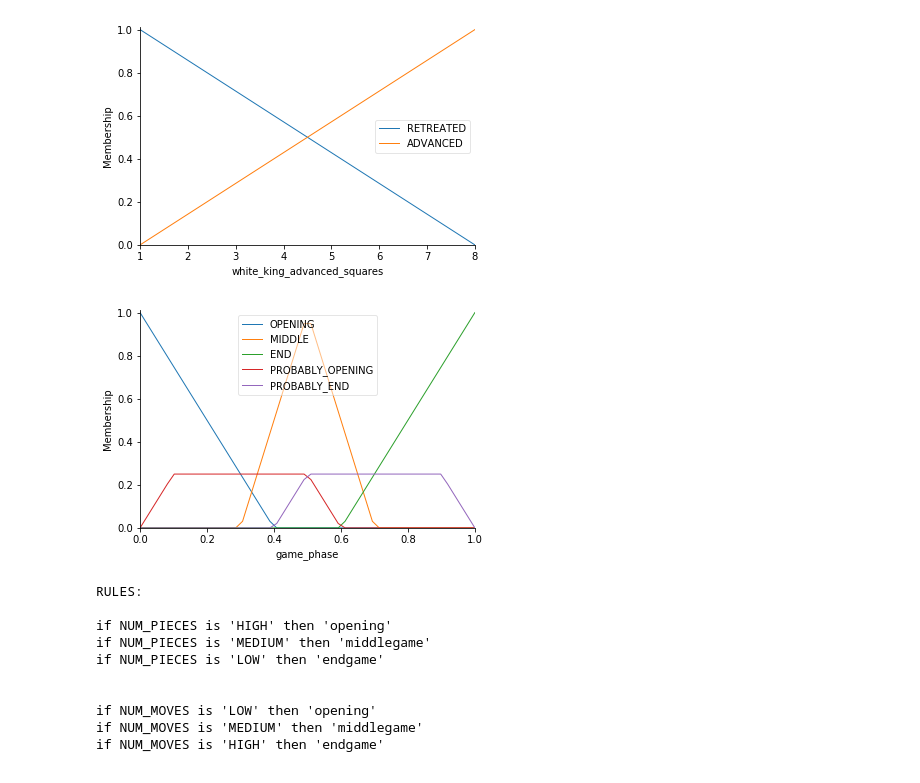
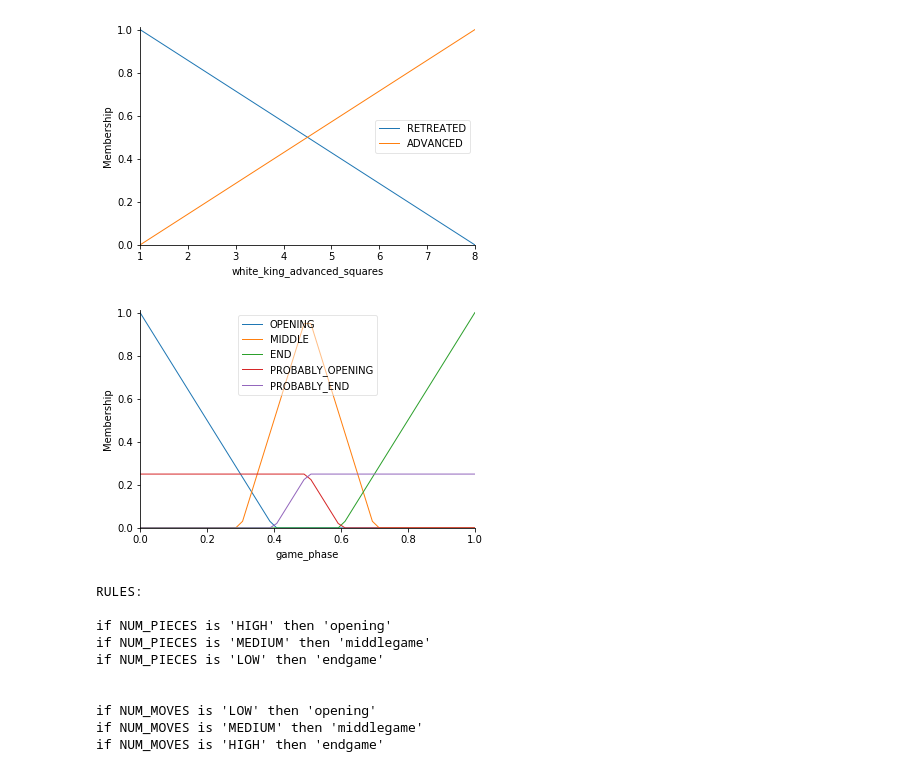
Before and after one commit to DaveFerBear/chess_ai, a Jupyter notebook: notebooks/FuzzyExperiments.ipynb, the cells around one changed output. Saved outputs shown, nothing was run; the diff lists cells and outputs as text; code cells hidden in the pictures.

```diff
--- a/notebooks/FuzzyExperiments.ipynb
+++ b/notebooks/FuzzyExperiments.ipynb
@@ -54,18 +54,18 @@ white_king_advanced_squares.view()
 # %%
 n = ['OPENING', 'MIDDLE', 'END']
 # game_phase.automf(names=n)
 
 game_phase['OPENING'] = fuzz.trimf(game_phase.universe, [0,0,.4])
 game_phase['MIDDLE'] = fuzz.trimf(game_phase.universe, [.3,.5,.7])
 game_phase['END'] = fuzz.trimf(game_phase.universe, [.6,1,1])
 
 # Add extra game phases for king file rules.
-game_phase['PROBABLY_OPENING'] = fuzz.trapmf(game_phase.universe, [0,.1,.5,.6])/4
-game_phase['PROBABLY_END'] = fuzz.trapmf(game_phase.universe, [.4,.5,.9,1])/4
+game_phase['PROBABLY_OPENING'] = fuzz.trapmf(game_phase.universe, [0,0,.5,.6])/4
+game_phase['PROBABLY_END'] = fuzz.trapmf(game_phase.universe, [.4,.5,1,1])/4
 
 game_phase.view()
 # %% [output]
-[figure, old version]
+[figure, new version]
 # %%
 print(rule_txt)
 # %% [output]
```
Also changed, not shown: parts of 4 cells of this notebook, 2 other files.
